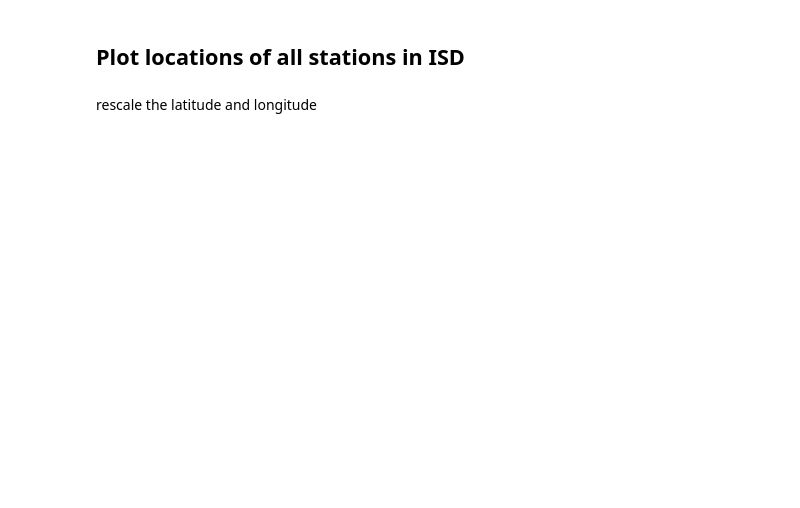
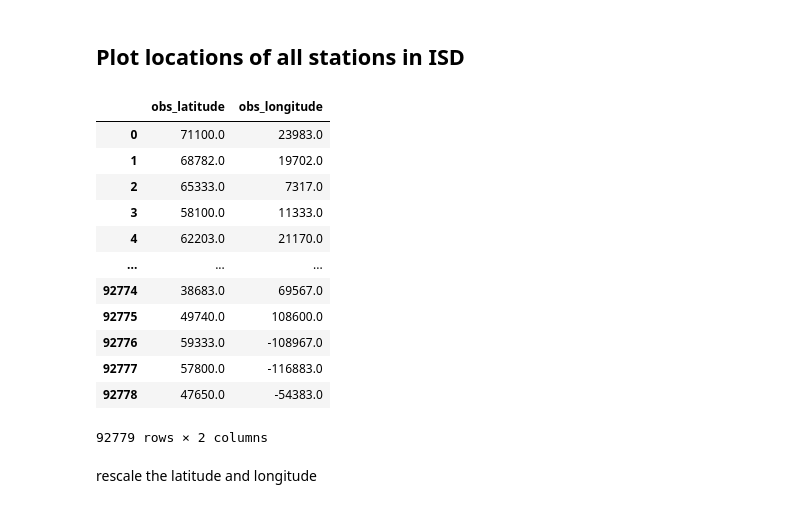
Before and after one commit to awslabs/amazon-asdi, a Jupyter notebook: examples/noaa-isd/notebooks/NOAA-ISD-Python-Athena.ipynb, the cells around one changed output. Saved outputs shown, nothing was run; the diff lists cells and outputs as text; code cells hidden in the pictures; blank space fills up the shorter version.

```diff
--- a/examples/noaa-isd/notebooks/NOAA-ISD-Python-Athena.ipynb
+++ b/examples/noaa-isd/notebooks/NOAA-ISD-Python-Athena.ipynb
@@ -50,8 +81,22 @@ plt.ylabel('Temperature (F)')
 # %% [markdown]
 ## Plot locations of all stations in ISD
 # %%
-df = pd.read_sql("SELECT DISTINCT obs_latitude, obs_longitude FROM noaaisd.isd;", conn)
+df = pd.read_sql("SELECT DISTINCT obs_latitude, obs_longitude FROM noaaisd.isd where year between 2010 and 2018;", conn)
 df
+# %% [output]
+|  | obs_latitude | obs_longitude |
+| 0 | 71100.0 | 23983.0 |
+| 1 | 68782.0 | 19702.0 |
+| 2 | 65333.0 | 7317.0 |
+| 3 | 58100.0 | 11333.0 |
+| 4 | 62203.0 | 21170.0 |
+| ... | ... | ... |
+| 92774 | 38683.0 | 69567.0 |
+| 92775 | 49740.0 | 108600.0 |
+| 92776 | 59333.0 | -108967.0 |
+| 92777 | 57800.0 | -116883.0 |
+| 92778 | 47650.0 | -54383.0 |
+92779 rows × 2 columns
 # %% [markdown]
 rescale the latitude and longitude
 # %%
```
Also changed, not shown: parts of 6 cells of this notebook, 1 other file.
